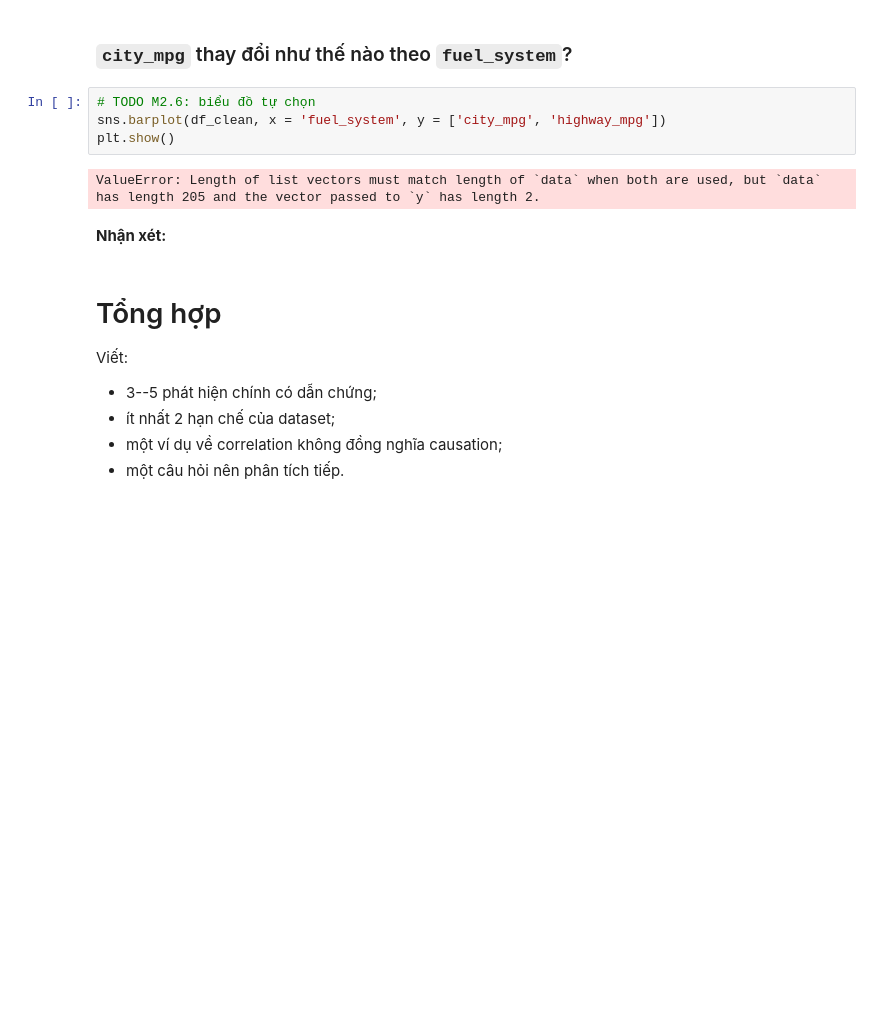
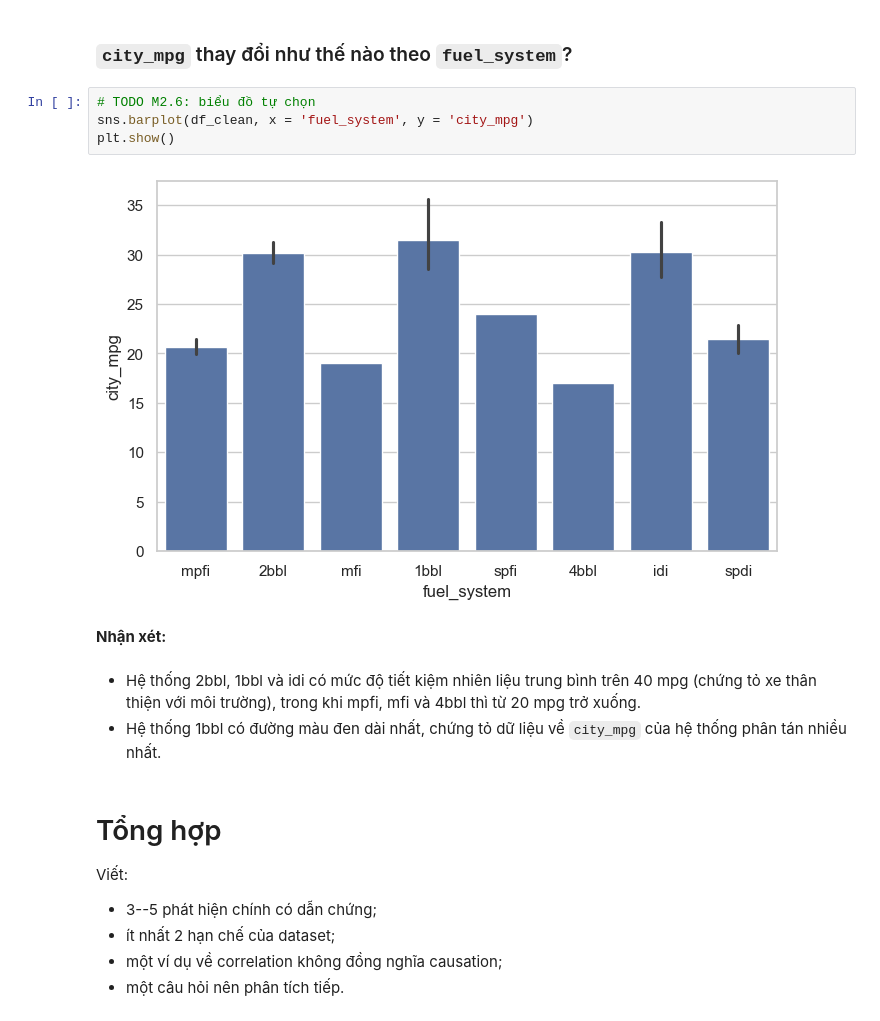
Before and after one commit to nbquoclong-bit/mliot-pyml-2026-hw, a Jupyter notebook: week02/numpy-pandas-eda-hw/numpy_pandas_eda_hw.ipynb, the cells around one changed output. Cells and saved outputs as stored; diff of their text form; blank space fills up the shorter version.

```diff
--- a/week02/numpy-pandas-eda-hw/numpy_pandas_eda_hw.ipynb
+++ b/week02/numpy-pandas-eda-hw/numpy_pandas_eda_hw.ipynb
@@ -585,12 +562,15 @@ Ta thấy có trường hợp đa cộng tuyến khi các cặp giữa biến wi
 ### `city_mpg` thay đổi như thế nào theo `fuel_system`?
 # %%
 # TODO M2.6: biểu đồ tự chọn
-sns.barplot(df_clean, x = 'fuel_system', y = ['city_mpg', 'highway_mpg'])
+sns.barplot(df_clean, x = 'fuel_system', y = 'city_mpg')
 plt.show()
 # %% [output]
-ValueError: Length of list vectors must match length of `data` when both are used, but `data` has length 205 and the vector passed to `y` has length 2.
+[figure, added]
 # %% [markdown]
 **Nhận xét:** <!-- 1--2 câu -->
+# %% [markdown]
+- Hệ thống 2bbl, 1bbl và idi có mức độ tiết kiệm nhiên liệu trung bình trên 40 mpg (chứng tỏ xe thân thiện với môi trường), trong khi mpfi, mfi và 4bbl thì từ 20 mpg trở xuống.
+- Hệ thống 1bbl có đường màu đen dài nhất, chứng tỏ dữ liệu về `city_mpg` của hệ thống phân tán nhiều nhất.
 # %% [markdown]
 # Tổng hợp
 
```
Also changed, not shown: parts of 6 cells of this notebook.
